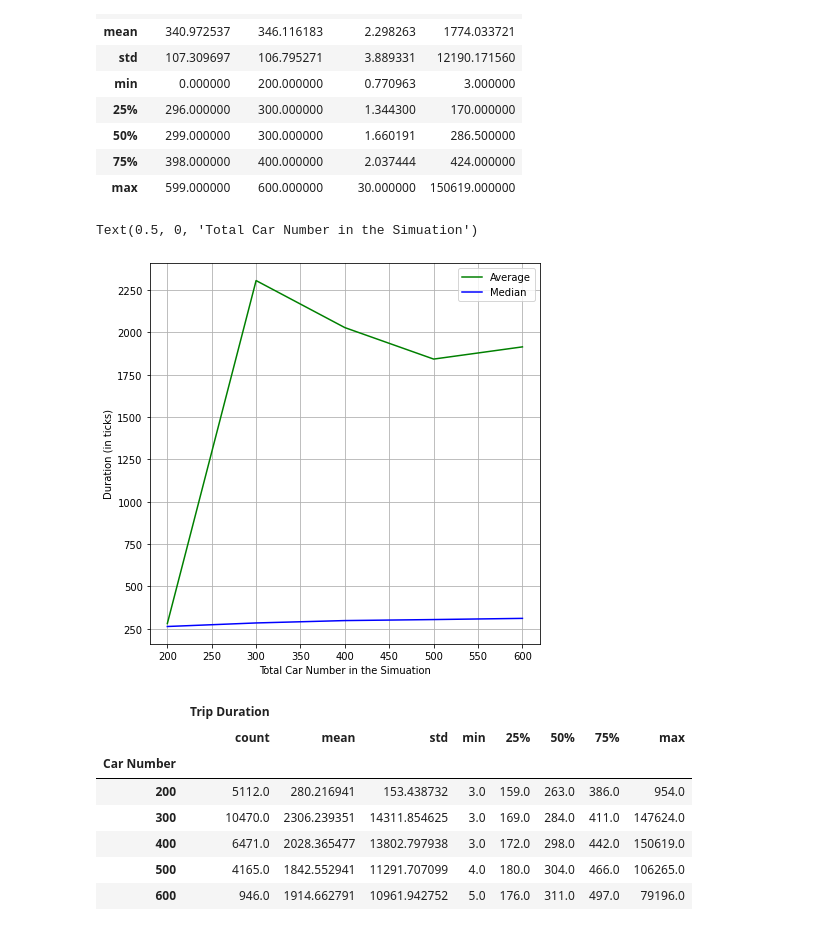
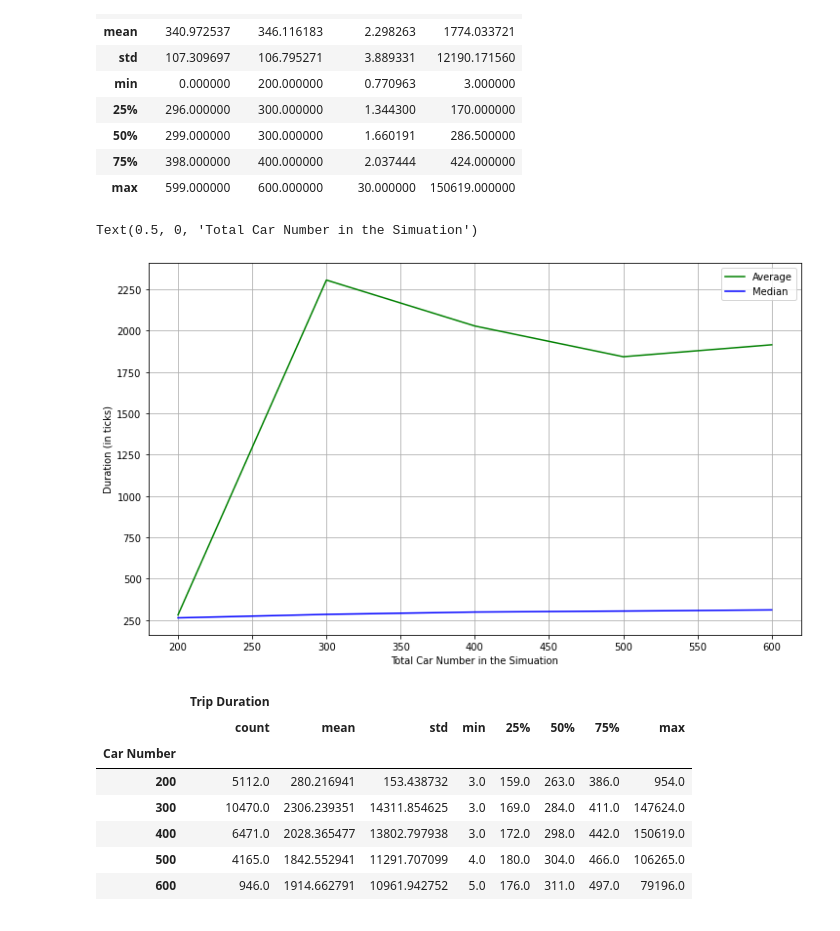
Before and after one commit to martaradzi/RTX, a Jupyter notebook: experiments/trip_duration_no_ignore_no_filter/trip duration.ipynb, the cells around one changed output. Cells and saved outputs as stored; diff of their text form; code cells hidden in the pictures.

```diff
--- a/experiments/trip_duration_no_ignore_no_filter/trip duration.ipynb
+++ b/experiments/trip_duration_no_ignore_no_filter/trip duration.ipynb
@@ -24,13 +24,13 @@ df = df.drop(['start', 'overhead'], axis = 1)
 gg1 = df.groupby(['Car Number']).mean()
 gg2 = df.groupby(['Car Number']).median()
 # %%
-ax1 = gg1.plot(y='Trip Duration', label = 'Average', c='g', figsize= (7,7), grid=True )
+ax1 = gg1.plot(y='Trip Duration', label = 'Average', c='g', figsize= (12,7), grid=True )
 ax2  = gg2.plot(y='Trip Duration', label = 'Median', c = 'b', ax=ax1, grid=True)
 ax2.set_ylabel("Duration (in ticks)")
 ax2.set_xlabel("Total Car Number in the Simuation")
 # %% [output]
 Text(0.5, 0, 'Total Car Number in the Simuation')
-[figure, old version]
+[figure, new version]
 # %%
 group = df.groupby(['Car Number'])
 group.describe()
```
Also changed, not shown: 38 other files.
